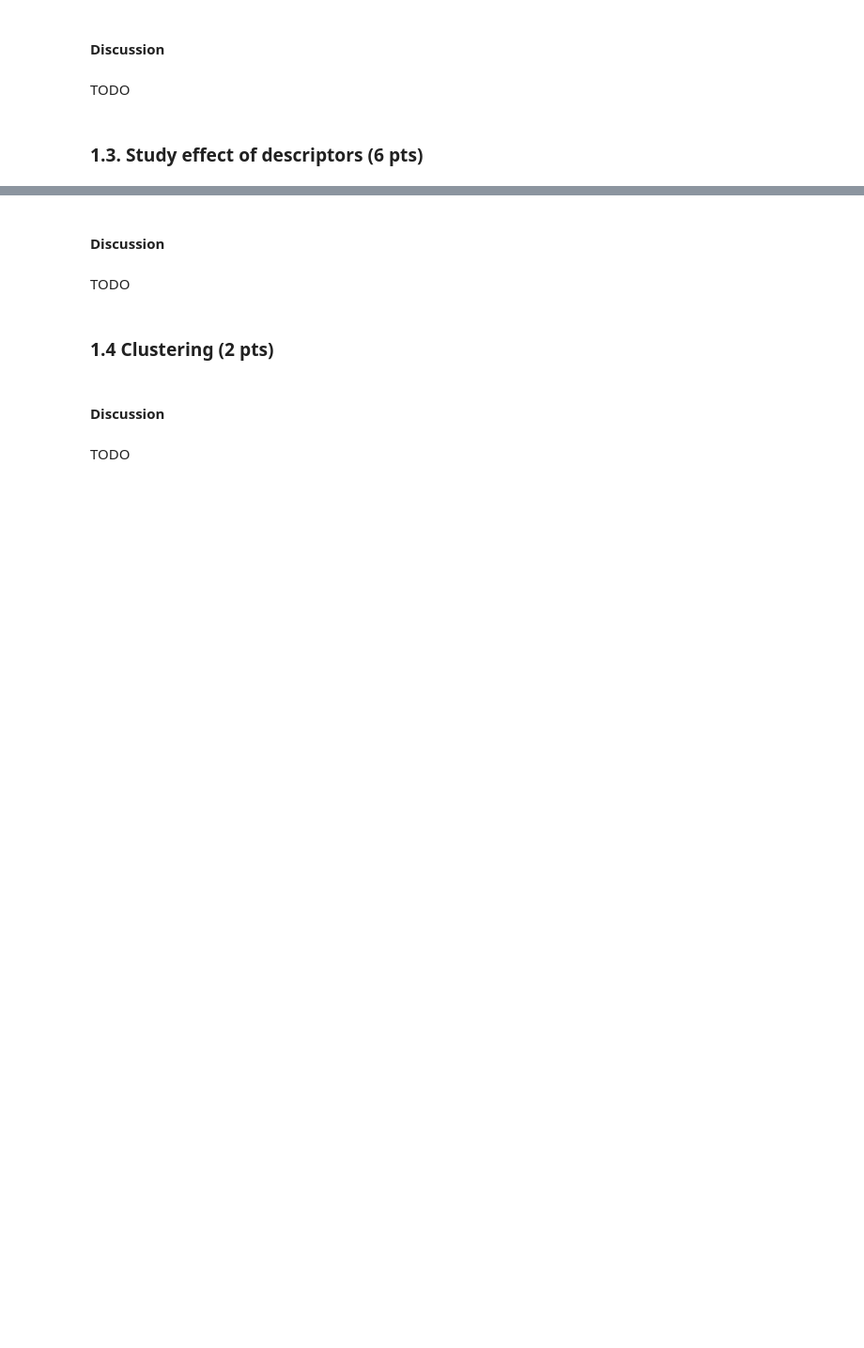
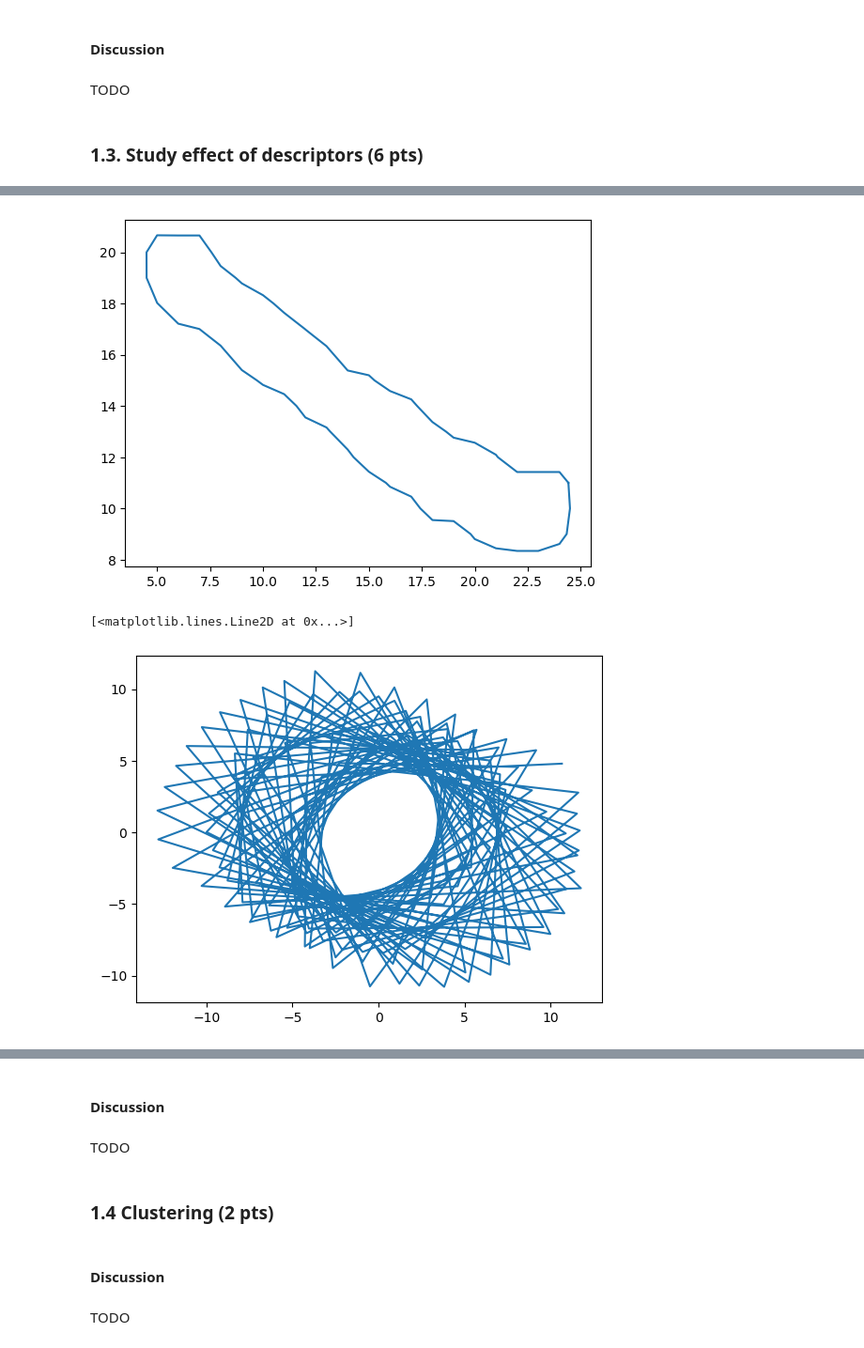
Before and after one commit to LTS5/iapr, a Jupyter notebook: labs/Lab 2/lab_02_object_description.ipynb, the cells around one changed output, grey strips where cells are left out. Shown at 94% size. Drawn from its saved outputs; the diff is of its cells as text; code cells hidden in the pictures; blank space fills up the shorter version.

```diff
--- a/labs/Lab 2/lab_02_object_description.ipynb
+++ b/labs/Lab 2/lab_02_object_description.ipynb
@@ -249,0 +364,25 @@ plt.show()
+# %%
+cont = find_contours(ones_im[0])[0]
+
+plt.figure()
+plt.plot(cont[:,0], cont[:,1])
+plt.show()
+
+cont_compl = np.array(cont[:,0] + cont[:,1]*1j)
+
+N_tot = 150
+N_pad = N_tot - cont_compl.shape[0]
+
+cont_fft = np.fft.fftshift(np.fft.fft(cont_compl))
+np.fft.fftshift(
+
+cont_fft_2 = np.concatenate([np.zeros(N_pad//2), cont_fft, np.zeros(N_pad//2)])
+
+cont_2 = np.fft.ifft(cont_fft_2)
+
+plt.figure()
+plt.plot(np.real(cont_2), np.imag(cont_2))
+# %% [output]
+[figure, added]
+[<matplotlib.lines.Line2D at 0x...>]
+[figure, added]
```
Also changed, not shown: parts of 14 cells of this notebook, 1 other file.
